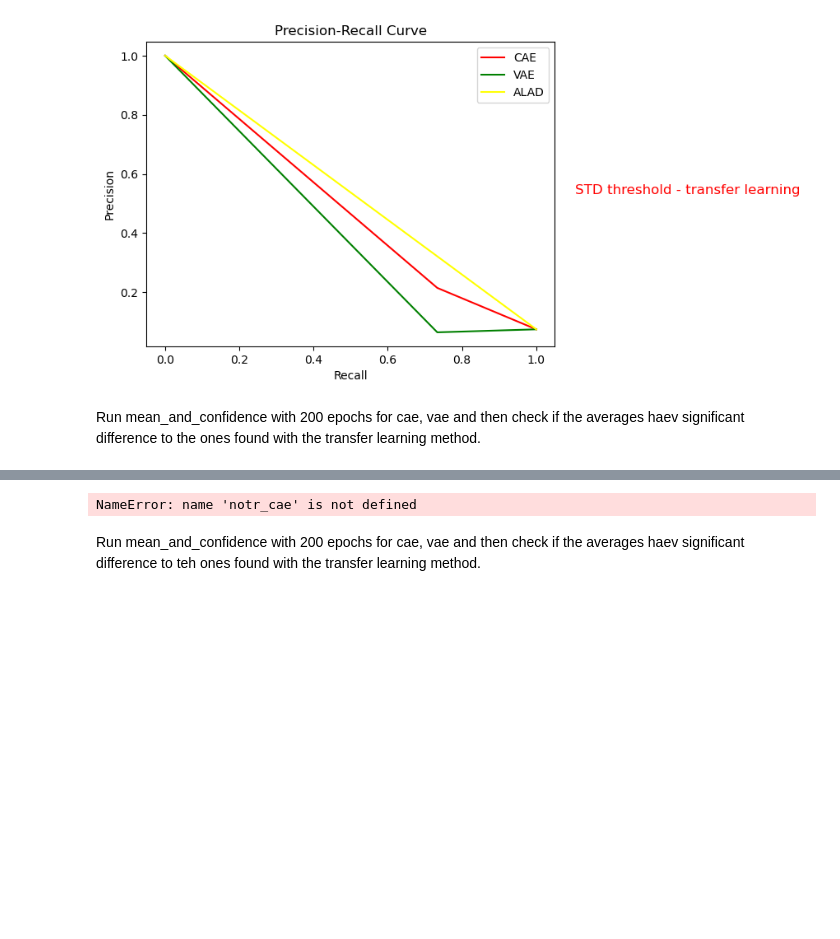
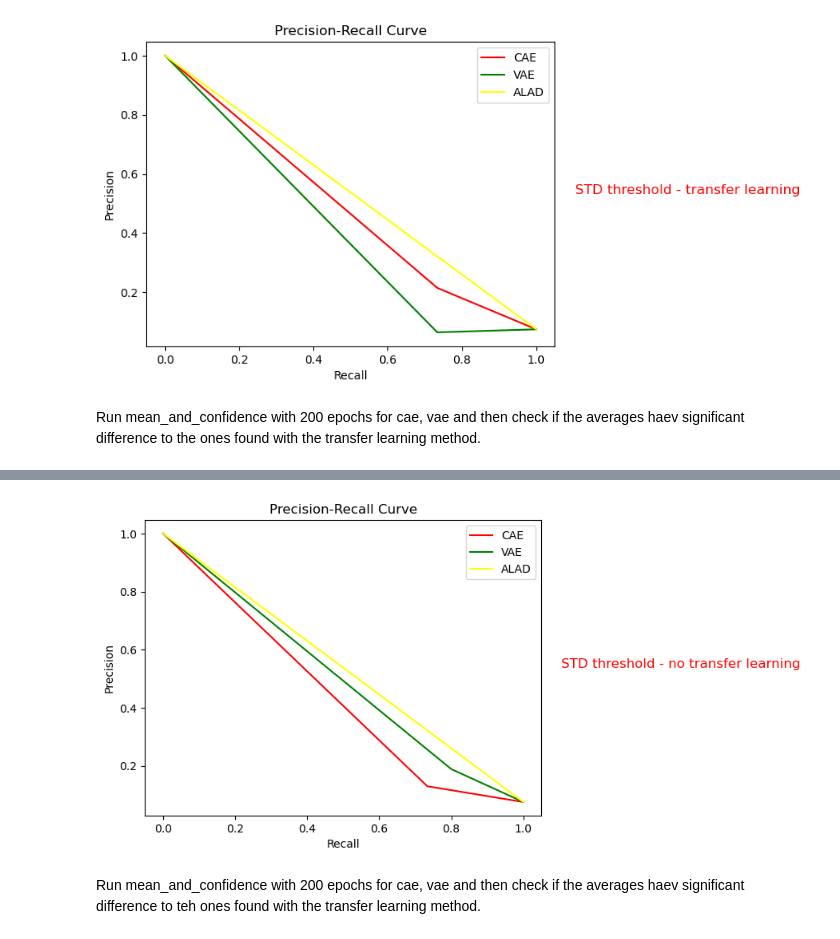
Before and after one commit to togetherthough/Deep-anomaly-detection-for-tracking-experiments-at-LHCb, a Jupyter notebook: experiments.ipynb, the cells around one changed output, grey strips where cells are left out. Drawn from its saved outputs; the diff is of its cells as text; code cells hidden in the pictures; blank space fills up the shorter version.

```diff
--- a/experiments.ipynb
+++ b/experiments.ipynb
@@ -573,7 +573,7 @@ roc_curve_models(avg_cae=notr_cae[0],avg_vae=notr_vae[0], avg_alad=notr_alad[0],
 # %%
-pr_models(aavg_cae=notr_cae[0],avg_vae=notr_vae[0], avg_alad=notr_alad[0],fun_name="STD threshold - no transfer learning")
+pr_models(avg_cae=notr_cae[0],avg_vae=notr_vae[0], avg_alad=notr_alad[0],fun_name="STD threshold - no transfer learning")
 # %% [output]
-NameError: name 'notr_cae' is not defined
+[figure, added]
 # %% [markdown]
 Run mean_and_confidence with 200 epochs for cae, vae and then check if the averages haev significant difference to teh ones found with the transfer learning method.
 # %% [markdown]
```
Also changed, not shown: parts of 2 cells of this notebook, 1 other file.
